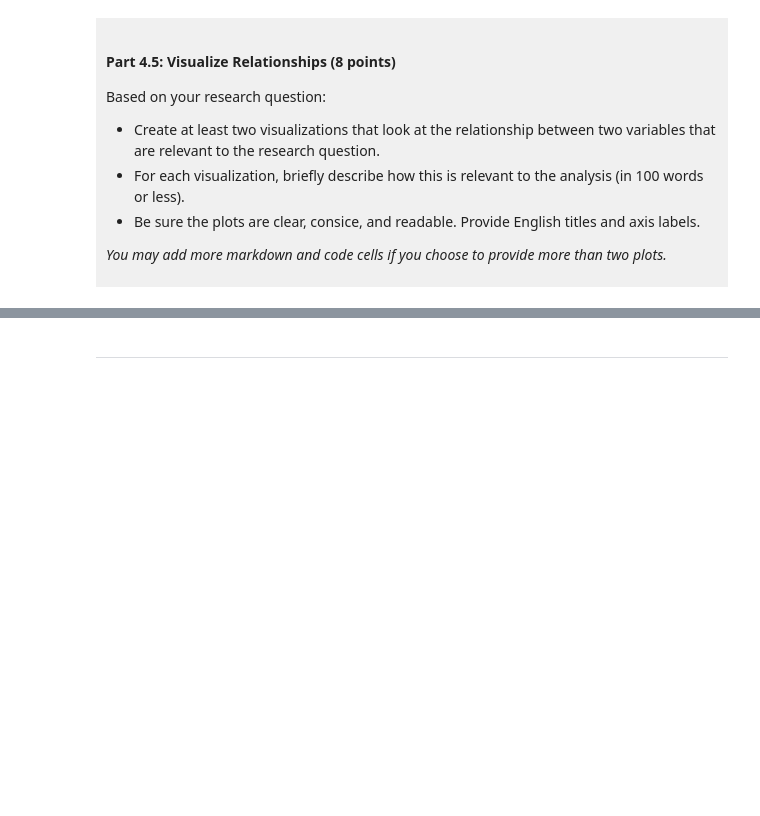
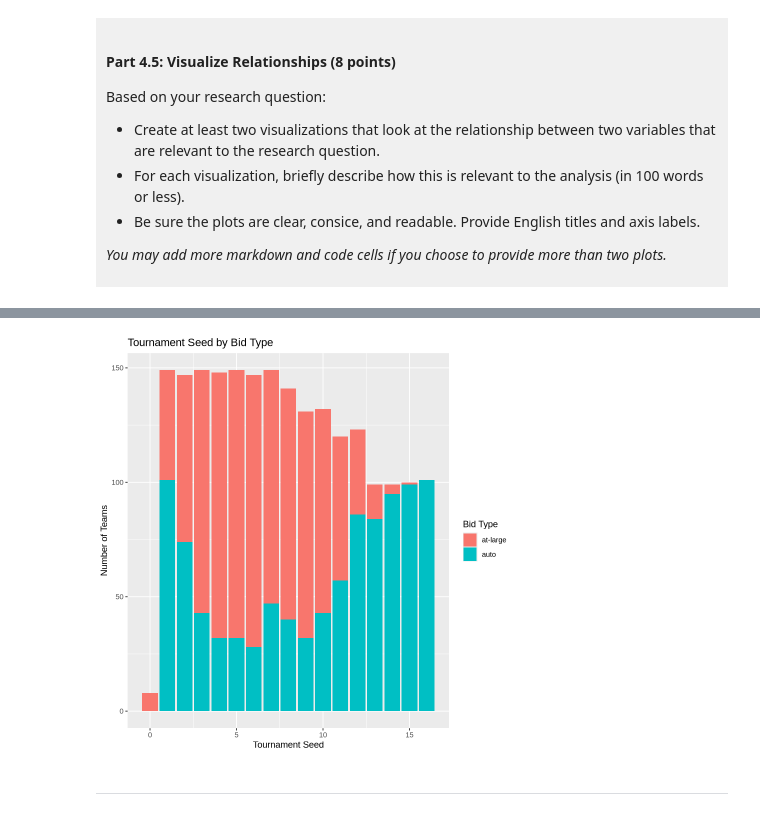
Before and after one commit to zoeyfan52/dsci-100-project-zoey-fan, a Jupyter notebook: dsci-100-project-notebook.ipynb, the cells around one changed output, grey strips where cells are left out. Cells and saved outputs as stored; diff of their text form; code cells hidden in the pictures; blank space fills up the shorter version.

```diff
--- a/dsci-100-project-notebook.ipynb
+++ b/dsci-100-project-notebook.ipynb
@@ -324,5 +369,10 @@ Visualization 2: %%% EDIT THIS MARKDOWN CELL%%%
 # %%
-### EDIT THIS CODE CELL FOR VISUALIZATION 2###
+plot_2 <- ggplot(basketball_data, aes(x = seed, fill = bid)) +
+    geom_bar() +
+    labs(title = "Tournament Seed by Bid Type", x = "Tournament Seed", y = "Number of Teams", fill = "Bid Type")
+plot_2
+# %% [output]
+[figure, added]
 # %% [markdown]
 ------
 # %% [markdown]
```
Also changed, not shown: parts of 10 cells of this notebook.
